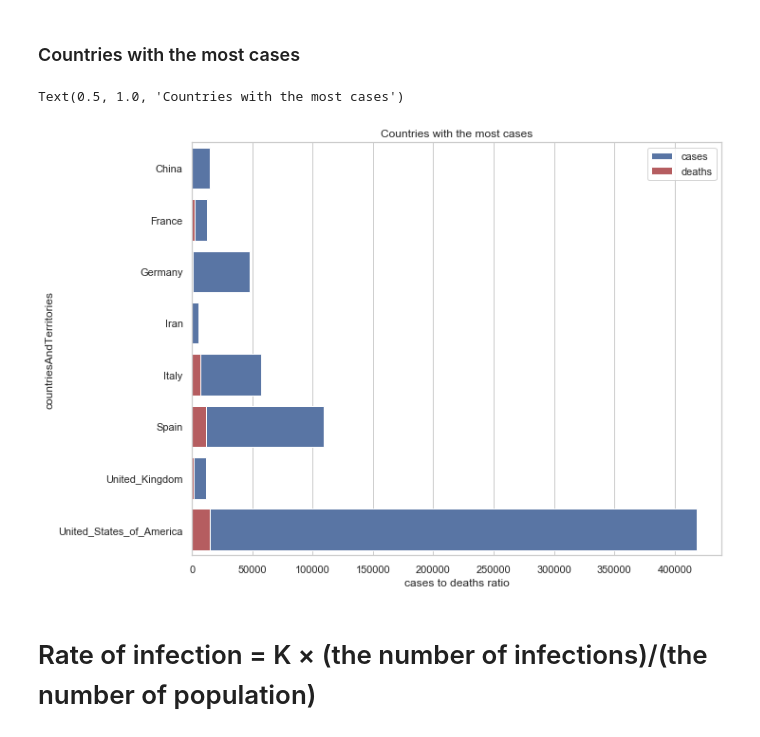
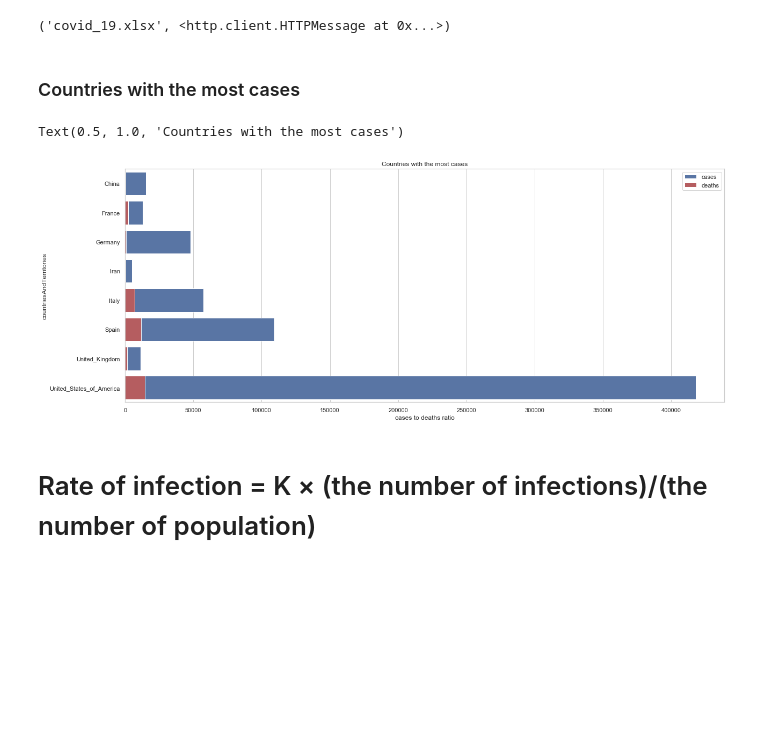
Before and after one commit to ekanime/COVID-19, a Jupyter notebook: covid-19.ipynb, the cells around one changed output. Saved outputs shown, nothing was run; the diff lists cells and outputs as text; code cells hidden in the pictures; blank space fills up the shorter version.

```diff
--- a/covid-19.ipynb
+++ b/covid-19.ipynb
@@ -14,23 +14,27 @@ today = date.today()
 register_matplotlib_converters()
 # %%
 url = 'https://www.ecdc.europa.eu/sites/default/files/documents/COVID-19-geographic-disbtribution-worldwide.xlsx'
+# %%
+urlretrieve(url,'covid_19.xlsx')
+# %% [output]
+('covid_19.xlsx', <http.client.HTTPMessage at 0x...>)
 # %%
-df = pd.read_excel(url,parse_dates=['dateRep'])
+df = pd.read_excel('covid_19.xlsx',parse_dates=['dateRep'])
 df.dropna(axis=0,inplace=True)
 # %% [markdown]
 ### Countries with the most cases
 # %%
-plt.figure(figsize = (10,8))
+plt.figure(figsize = (20,8))
 cases_1000 = df[df['cases'] >= 5000].reset_index()
 countries_1000 = cases_1000.groupby(cases_1000['countriesAndTerritories'])['deaths','cases'].sum()
 sns.barplot(x=countries_1000.cases,y=countries_1000.index,alpha = 1,color = 'b',label = 'cases')
 sns.barplot(x=countries_1000.deaths,y=countries_1000.index, alpha = 1,color = 'r',label='deaths')
 plt.xlabel ('cases to deaths ratio')
 plt.legend()
 plt.title('Countries with the most cases')
 # %% [output]
 Text(0.5, 1.0, 'Countries with the most cases')
-[figure, old version]
+[figure, new version]
 # %% [markdown]
 # Rate of infection = K × (the number of infections)/(the number of population)
 # %%
```
Also changed, not shown: parts of 2 cells of this notebook, 2 other files.
